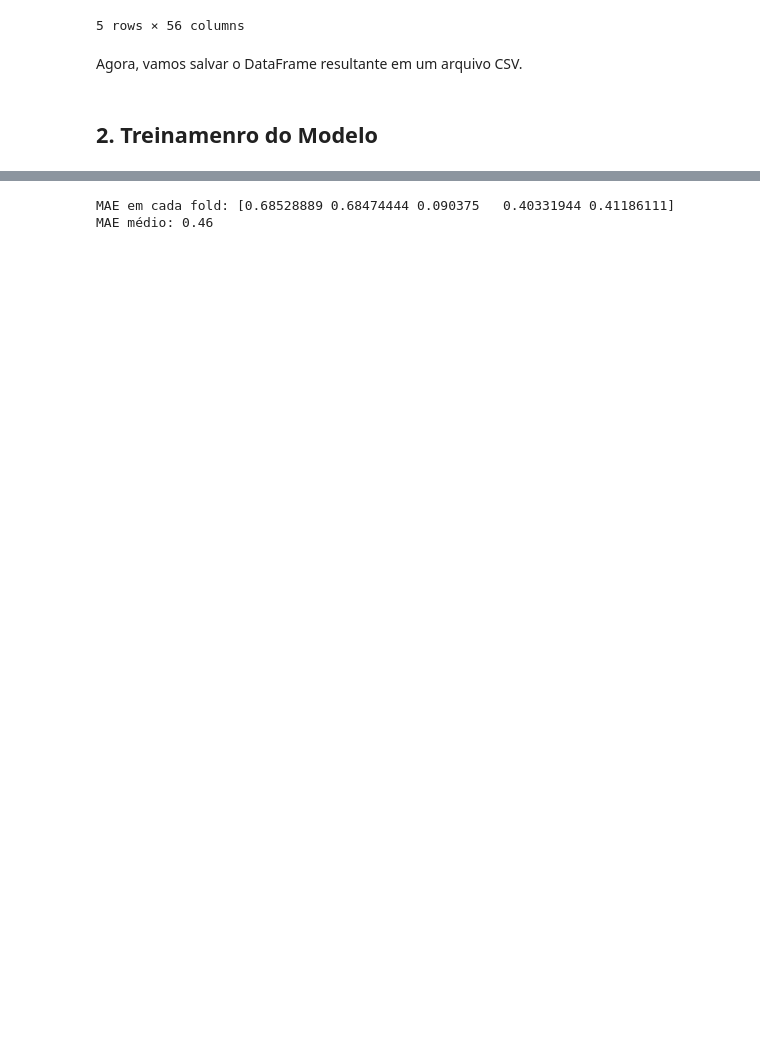
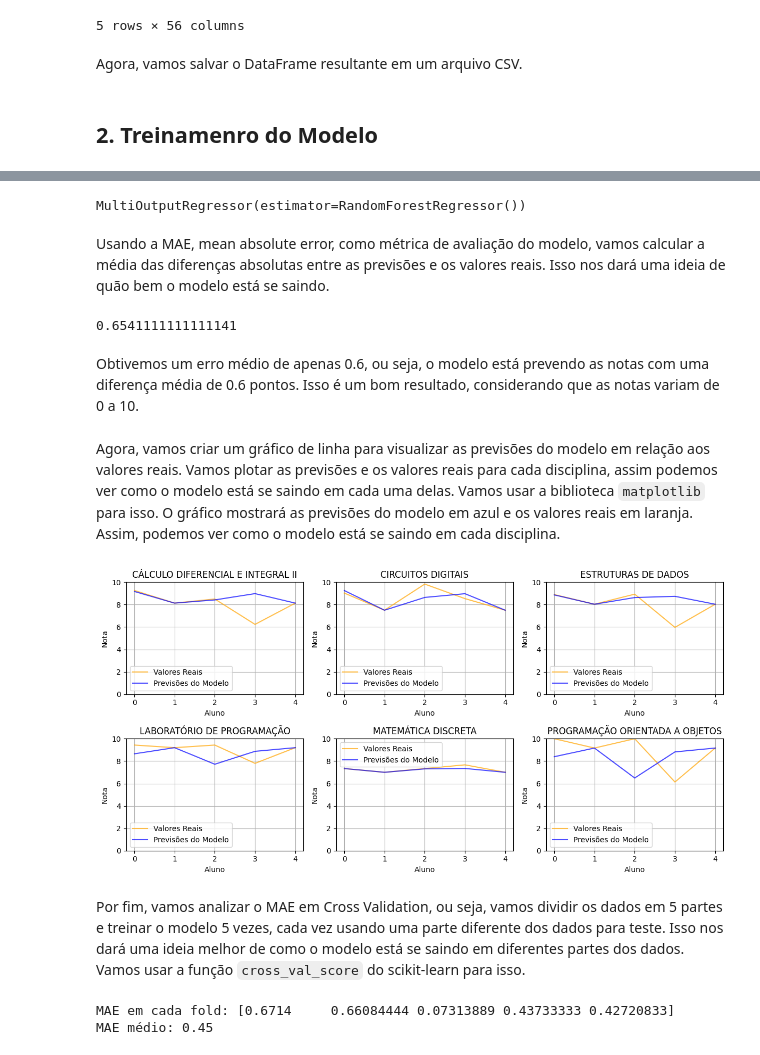
Before and after one commit to icarogabryel/prever-notas, a Jupyter notebook: model.ipynb, the cells around one changed output, grey strips where cells are left out. Cells and saved outputs as stored; diff of their text form; code cells hidden in the pictures; blank space fills up the shorter version.

Commit message:
feat: adiciona dados relativos ao treinamento do modelo

```diff
--- a/model.ipynb
+++ b/model.ipynb
@@ -93,7 +130,0 @@ mean_absolute_error(y_test, y_pred)
-# %%
-# ver precisao e notas reais
-for i, col in enumerate(y.columns):
-    print(f'Precisão para {col}: {mean_absolute_error(y_test[col], y_pred[:, i])}')
-    print(f'Notas reais: {y_test[col].values[:5]}')
-    print(f'Notas previ: {y_pred[:, i][:5]}')
-    print()
@@ -118,16 +133,53 @@ Notas previ: [8.62633333 9.16666667 6.29733333 8.67866667 9.16666667]
+# %%
+X_train, X_test, y_train, y_test = train_test_split(X, y, test_size=0.2, random_state=42)
+
+model = MultiOutputRegressor(RandomForestRegressor())
+model.fit(X_train, y_train)
+# %% [output]
+MultiOutputRegressor(estimator=RandomForestRegressor())
+# %% [markdown]
+Usando a MAE, mean absolute error, como métrica de avaliação do modelo, vamos calcular a média das diferenças absolutas entre as previsões e os valores reais. Isso nos dará uma ideia de quão bem o modelo está se saindo.
+# %%
+y_pred = model.predict(X_test)
+mean_absolute_error(y_test, y_pred)
+# %% [output]
+0.6541111111111141
+# %% [markdown]
+Obtivemos um erro médio de apenas 0.6, ou seja, o modelo está prevendo as notas com uma diferença média de 0.6 pontos. Isso é um bom resultado, considerando que as notas variam de 0 a 10.
+# %% [markdown]
+Agora, vamos criar um gráfico de linha para visualizar as previsões do modelo em relação aos valores reais. Vamos plotar as previsões e os valores reais para cada disciplina, assim podemos ver como o modelo está se saindo em cada uma delas. Vamos usar a biblioteca `matplotlib` para isso. O gráfico mostrará as previsões do modelo em azul e os valores reais em laranja. Assim, podemos ver como o modelo está se saindo em cada disciplina.
+# %%
+import matplotlib.pyplot as plt
+
+plt.figure(figsize=(12, 6))
+
+for i, disciplina in enumerate(y.columns):
+    plt.subplot(2, 3, i + 1)
+    plt.plot(y_test[disciplina].values, label='Valores Reais', color='orange', alpha=0.7)
+    plt.plot(y_pred[:, i], label='Previsões do Modelo', color='blue', alpha=0.7)
+    plt.title(disciplina)
+    plt.xlabel('Aluno')
+    plt.ylabel('Nota')
+    plt.ylim(0, 10)
+    plt.legend()
+    plt.grid(True)
+
+plt.tight_layout()
+# %% [output]
+[figure, added]
+# %% [markdown]
+Por fim, vamos analizar o MAE em Cross Validation, ou seja, vamos dividir os dados em 5 partes e treinar o modelo 5 vezes, cada vez usando uma parte diferente dos dados para teste. Isso nos dará uma ideia melhor de como o modelo está se saindo em diferentes partes dos dados. Vamos usar a função `cross_val_score` do scikit-learn para isso.
 # %%
 from sklearn.model_selection import cross_val_score, KFold
-from sklearn.multioutput import MultiOutputRegressor
 
-# ...carregue e prepare x e y como já está no seu código...
-
+# Adiciona o MultiOutputRegressor para lidar com o cross_val_score em múltiplas saídas
 model = MultiOutputRegressor(RandomForestRegressor())
 
 # KFold com 5 divisões
 kf = KFold(n_splits=5, shuffle=True, random_state=42)
 
 # cross_val_score retorna scores negativos para erro, por isso usamos 'neg_mean_absolute_error'
-scores = cross_val_score(model, x, y, cv=kf, scoring='neg_mean_absolute_error')
+scores = cross_val_score(model, X, y, cv=kf, scoring='neg_mean_absolute_error')
 
 # Como os scores são negativos, inverta o sinal para obter o MAE positivo
 mae_scores = -scores
@@ -135,5 +187,5 @@ mae_scores = -scores
 print(f'MAE em cada fold: {mae_scores}')
 print(f'MAE médio: {mae_scores.mean():.2f}')
 # %% [output]
-MAE em cada fold: [0.68528889 0.68474444 0.090375   0.40331944 0.41186111]
-MAE médio: 0.46
+MAE em cada fold: [0.6714     0.66084444 0.07313889 0.43733333 0.42720833]
+MAE médio: 0.45
```
Also changed, not shown: parts of 13 cells of this notebook.
